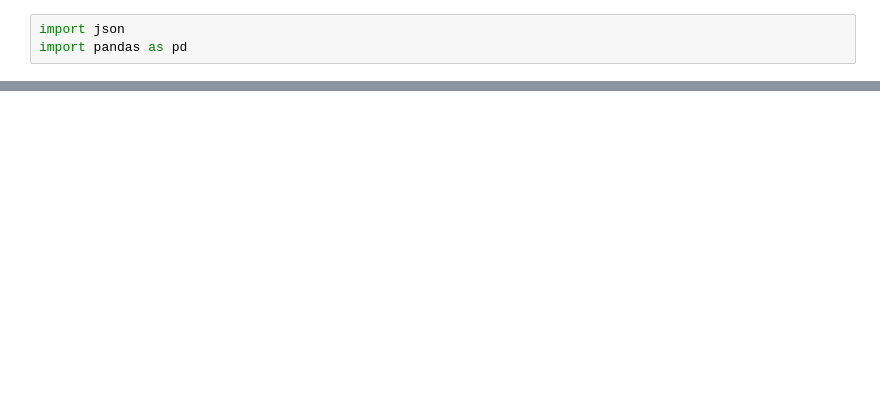
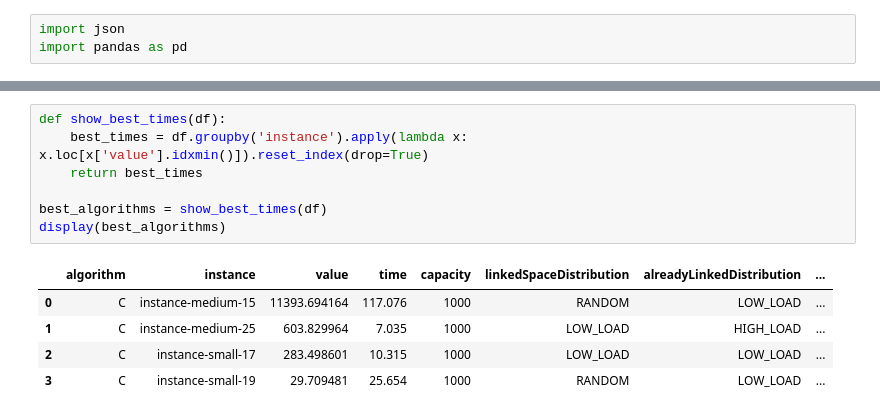
Before and after one commit to codeurjc/FacebookVideosLive18-Analysis, a Jupyter notebook: simulated-results.ipynb, the cells around one changed output, grey strips where cells are left out. Drawn from its saved outputs; the diff is of its cells as text; blank space fills up the shorter version.

```diff
--- a/simulated-results.ipynb
+++ b/simulated-results.ipynb
@@ -51,0 +73,13 @@ display(df)
+# %%
+def show_best_times(df):
+    best_times = df.groupby('instance').apply(lambda x: x.loc[x['value'].idxmin()]).reset_index(drop=True)
+    return best_times
+
+best_algorithms = show_best_times(df)
+display(best_algorithms)
+# %% [output]
+|  | algorithm | instance | value | time | capacity | linkedSpaceDistribution | alreadyLinkedDistribution | ... |
+| 0 | C | instance-medium-15 | 11393.694164 | 117.076 | 1000 | RANDOM | LOW_LOAD | ... |
+| 1 | C | instance-medium-25 | 603.829964 | 7.035 | 1000 | LOW_LOAD | HIGH_LOAD | ... |
+| 2 | C | instance-small-17 | 283.498601 | 10.315 | 1000 | LOW_LOAD | LOW_LOAD | ... |
+| 3 | C | instance-small-19 | 29.709481 | 25.654 | 1000 | RANDOM | LOW_LOAD | ... |
```
Also changed, not shown: parts of 5 cells of this notebook, 3 other files.
